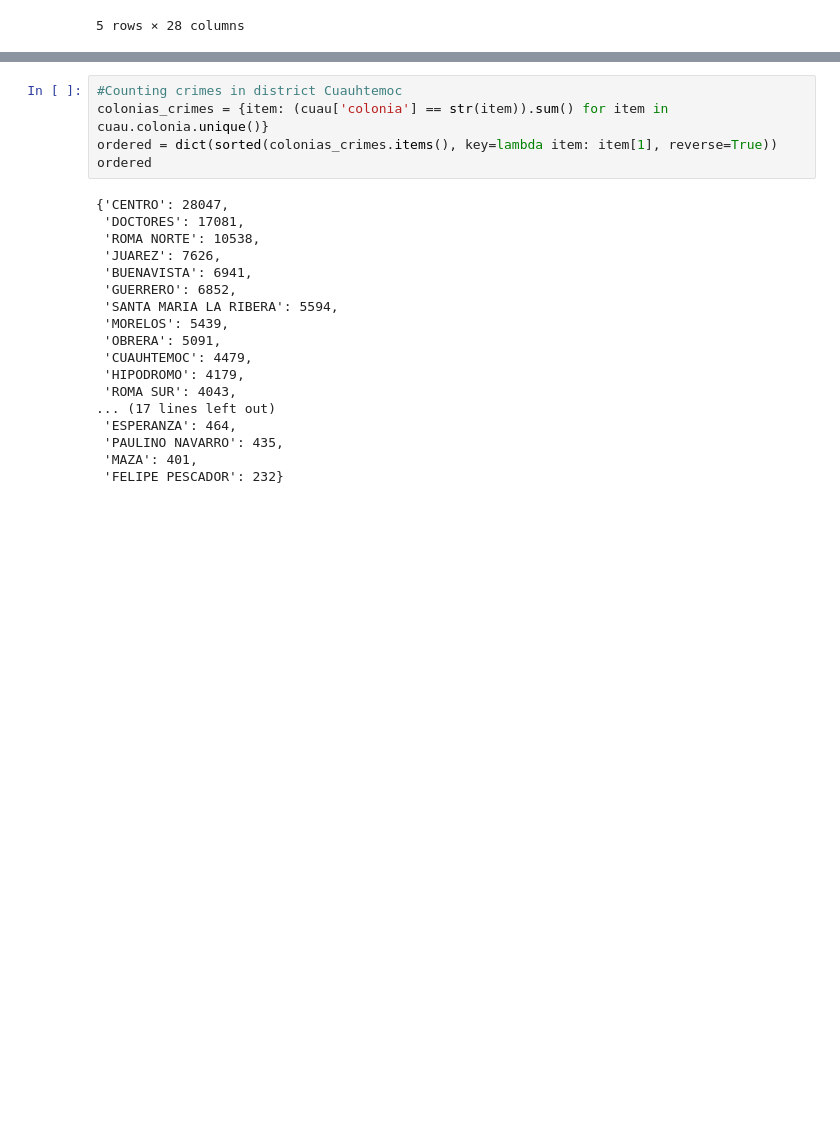
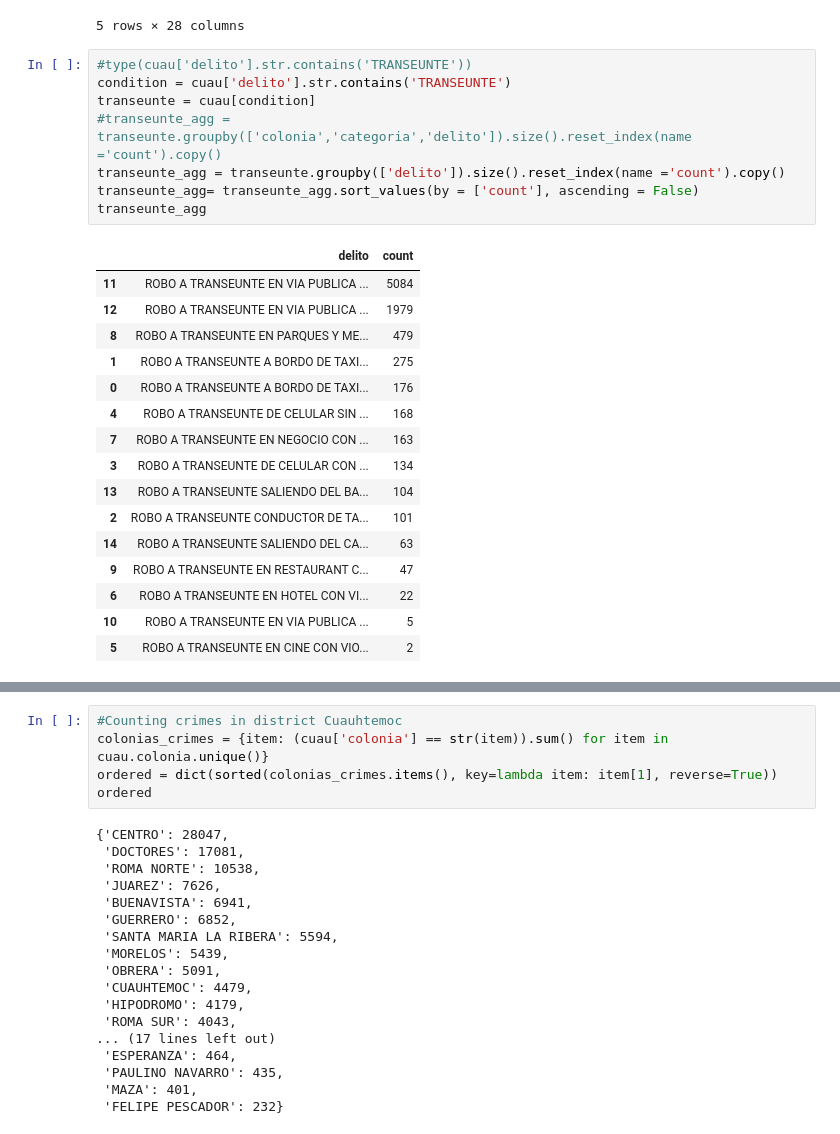
Before and after one commit to marcocasillas91/sdc-security, a Jupyter notebook: notebooks/5_cuau_visualizations.ipynb, the cells around one changed output, grey strips where cells are left out. Saved outputs shown, nothing was run; the diff lists cells and outputs as text; blank space fills up the shorter version.

```diff
--- a/notebooks/5_cuau_visualizations.ipynb
+++ b/notebooks/5_cuau_visualizations.ipynb
@@ -22,3 +22,28 @@ cuau.head()
 | 3 | 8324496 | ROBO A CASA HABITACION SIN VIOLENCIA | DELITO DE BAJO IMPACTO | CUAUHTEMOC | JUAREZ | 0 | 36 | FISICA | VICTIMA Y DENUNCIANTE | ... |
 | 4 | 8324527 | ROBO A PASAJERO A BORDO DE METRO ... | ROBO A PASAJERO A BORDO DEL METRO... | CUAUHTEMOC | GUERRERO | 0 | 32 | FISICA | VICTIMA Y DENUNCIANTE | ... |
 5 rows × 28 columns
+# %%
+#type(cuau['delito'].str.contains('TRANSEUNTE'))
+condition = cuau['delito'].str.contains('TRANSEUNTE')
+transeunte = cuau[condition]
+#transeunte_agg = transeunte.groupby(['colonia','categoria','delito']).size().reset_index(name ='count').copy()
+transeunte_agg = transeunte.groupby(['delito']).size().reset_index(name ='count').copy()
+transeunte_agg= transeunte_agg.sort_values(by = ['count'], ascending = False)
+transeunte_agg
+# %% [output]
+|  | delito | count |
+| 11 | ROBO A TRANSEUNTE EN VIA PUBLICA ... | 5084 |
+| 12 | ROBO A TRANSEUNTE EN VIA PUBLICA ... | 1979 |
+| 8 | ROBO A TRANSEUNTE EN PARQUES Y ME... | 479 |
+| 1 | ROBO A TRANSEUNTE A BORDO DE TAXI... | 275 |
+| 0 | ROBO A TRANSEUNTE A BORDO DE TAXI... | 176 |
+| 4 | ROBO A TRANSEUNTE DE CELULAR SIN ... | 168 |
+| 7 | ROBO A TRANSEUNTE EN NEGOCIO CON ... | 163 |
+| 3 | ROBO A TRANSEUNTE DE CELULAR CON ... | 134 |
+| 13 | ROBO A TRANSEUNTE SALIENDO DEL BA... | 104 |
+| 2 | ROBO A TRANSEUNTE CONDUCTOR DE TA... | 101 |
+| 14 | ROBO A TRANSEUNTE SALIENDO DEL CA... | 63 |
+| 9 | ROBO A TRANSEUNTE EN RESTAURANT C... | 47 |
+| 6 | ROBO A TRANSEUNTE EN HOTEL CON VI... | 22 |
+| 10 | ROBO A TRANSEUNTE EN VIA PUBLICA ... | 5 |
+| 5 | ROBO A TRANSEUNTE EN CINE CON VIO... | 2 |
```
Also changed, not shown: parts of 10 cells of this notebook.
